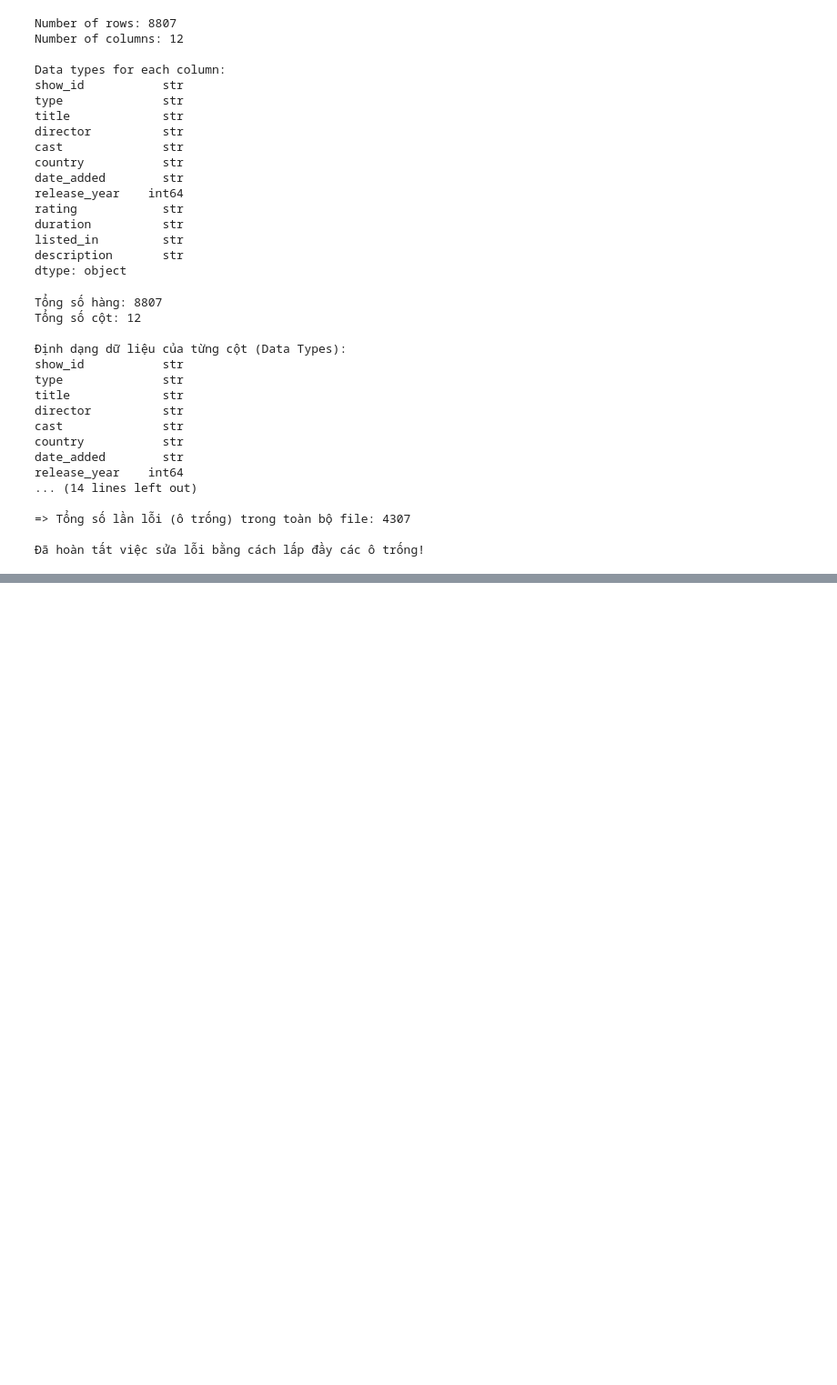
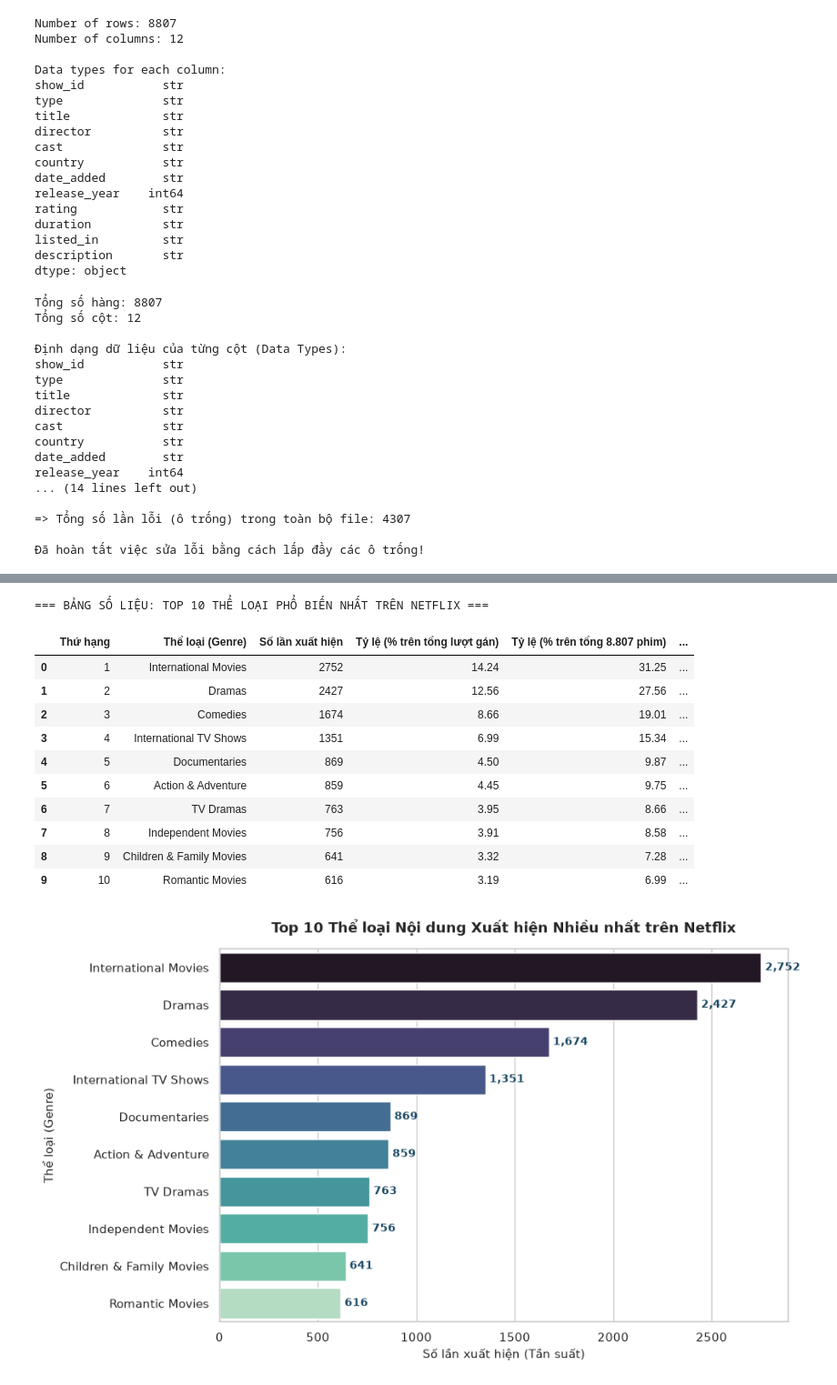
Before and after one commit to NguyenThienLuan-lang/module_4, a Jupyter notebook: Untitled.ipynb, the cells around one changed output, grey strips where cells are left out. Shown at 91% size. Saved outputs shown, nothing was run; the diff lists cells and outputs as text; code cells hidden in the pictures; blank space fills up the shorter version.

```diff
--- a/Untitled.ipynb
+++ b/Untitled.ipynb
@@ -85,0 +262,67 @@ release_year    int64
+# %%
+# 3. Bóc tách và thống kê thể loại
+genres_series = df_cleaned['listed_in'].str.split(', ').explode()
+top_10_genres = genres_series.value_counts().head(10)
+total_genre_instances = len(genres_series)
+
+genre_notes = {
+    'International Movies': 'Phim điện ảnh quốc tế ngoài Hollywood (toàn cầu hóa)',
+    'Dramas': 'Phim tâm lý, chính kịch (thể loại cốt lõi mọi nền tảng)',
+    'Comedies': 'Phim hài kịch, giải trí nhẹ nhàng',
+    'International TV Shows': 'Chương trình truyền hình / series đa quốc gia',
+    'Documentaries': 'Phim tài liệu điều tra, khoa học, xã hội',
+    'Action & Adventure': 'Phim hành động, phiêu lưu kịch tính',
+    'TV Dramas': 'Series truyền hình thể loại tâm lý',
+    'Independent Movies': 'Phim độc lập (kinh phí thấp, chất lượng nghệ thuật cao)',
+    'Children & Family Movies': 'Phim hoạt hình, gia đình và trẻ em',
+    'Romantic Movies': 'Phim tình cảm, lãng mạn'
+}
+
+table_genres = pd.DataFrame({
+    'Thứ hạng': range(1, 11),
+    'Thể loại (Genre)': top_10_genres.index,
+    'Số lần xuất hiện': top_10_genres.values,
+    'Tỷ lệ (% trên tổng lượt gán)': (top_10_genres.values / total_genre_instances * 100).round(2),
+    'Tỷ lệ (% trên tổng 8.807 phim)': (top_10_genres.values / total_records * 100).round(2),
+    'Ý nghĩa & Đặc trưng': [genre_notes.get(g, '') for g in top_10_genres.index]
+})
+
+print("=== BẢNG SỐ LIỆU: TOP 10 THỂ LOẠI PHỔ BIẾN NHẤT TRÊN NETFLIX ===")
+display(table_genres)
+
+# Biểu diễn bằng BIỂU ĐỒ CỘT NGANG
+plt.figure(figsize=(10, 6))
+ax = sns.barplot(
+    x=top_10_genres.values,
+    y=top_10_genres.index,
+    hue=top_10_genres.index,
+    palette='mako',
+    legend=False
+)
+
+plt.title('Top 10 Thể loại Nội dung Xuất hiện Nhiều nhất trên Netflix', fontsize=13, fontweight='bold', pad=15)
+plt.xlabel('Số lần xuất hiện (Tần suất)', fontsize=11)
+plt.ylabel('Thể loại (Genre)', fontsize=11)
+
+for p in ax.patches:
+    w = int(p.get_width())
+    ax.annotate(f" {w:,}",
+                (w, p.get_y() + p.get_height() / 2.),
+                va='center', fontsize=10, fontweight='bold', color='#1b4965')
+
+plt.tight_layout()
+plt.show()
+# %% [output]
+=== BẢNG SỐ LIỆU: TOP 10 THỂ LOẠI PHỔ BIẾN NHẤT TRÊN NETFLIX ===
+|  | Thứ hạng | Thể loại (Genre) | Số lần xuất hiện | Tỷ lệ (% trên tổng lượt gán) | Tỷ lệ (% trên tổng 8.807 phim) | ... |
+| 0 | 1 | International Movies | 2752 | 14.24 | 31.25 | ... |
+| 1 | 2 | Dramas | 2427 | 12.56 | 27.56 | ... |
+| 2 | 3 | Comedies | 1674 | 8.66 | 19.01 | ... |
+| 3 | 4 | International TV Shows | 1351 | 6.99 | 15.34 | ... |
+| 4 | 5 | Documentaries | 869 | 4.50 | 9.87 | ... |
+| 5 | 6 | Action & Adventure | 859 | 4.45 | 9.75 | ... |
+| 6 | 7 | TV Dramas | 763 | 3.95 | 8.66 | ... |
+| 7 | 8 | Independent Movies | 756 | 3.91 | 8.58 | ... |
+| 8 | 9 | Children & Family Movies | 641 | 3.32 | 7.28 | ... |
+| 9 | 10 | Romantic Movies | 616 | 3.19 | 6.99 | ... |
+[figure, added]
```
Also changed, not shown: parts of 12 cells of this notebook.
